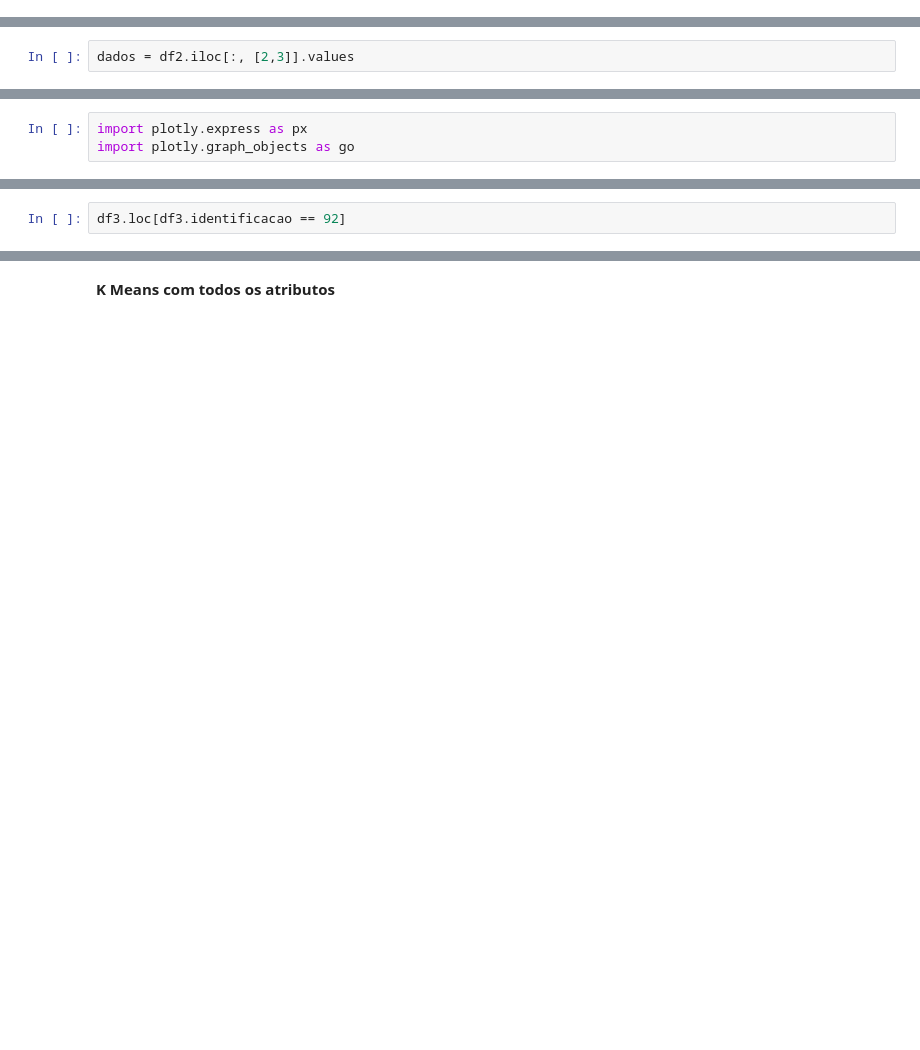
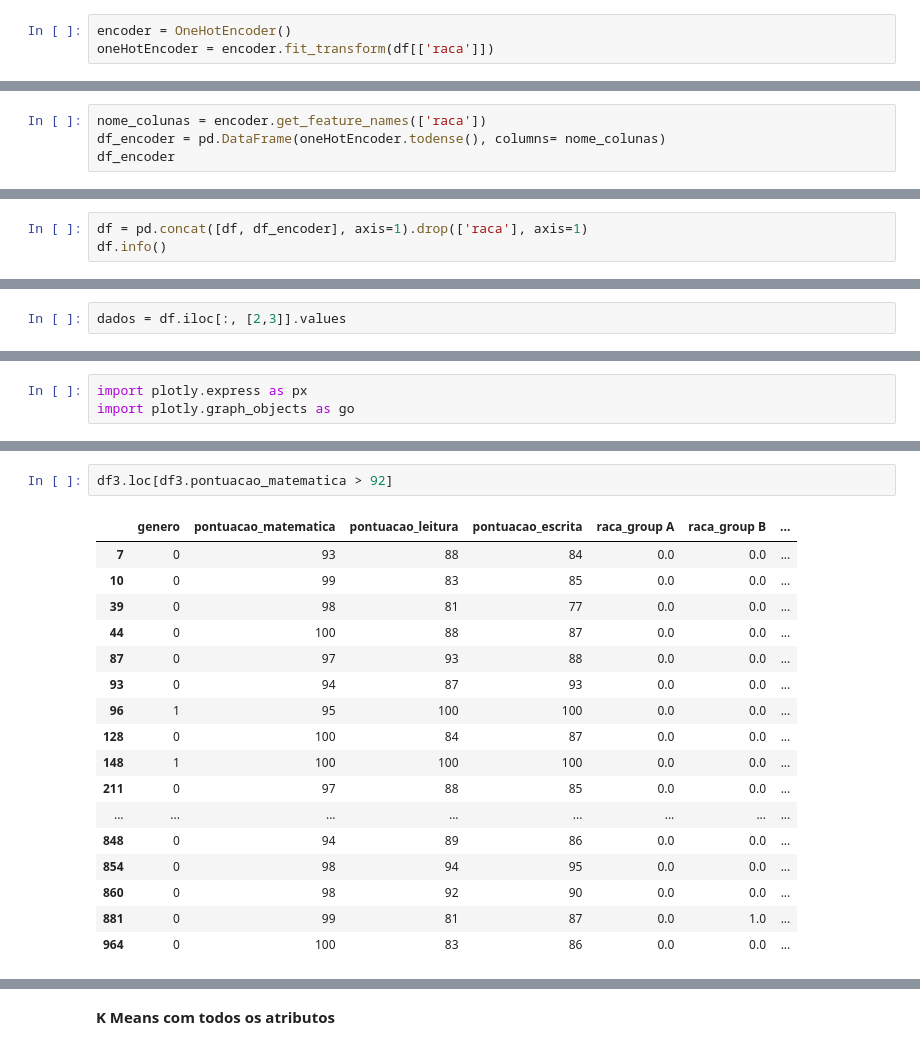
Before and after one commit to danlamberg/DS_AprendizadoMaquina, a Jupyter notebook: AtividadeAvaliativa.ipynb, the cells around one changed output, grey strips where cells are left out. Cells and saved outputs as stored; diff of their text form; blank space fills up the shorter version.

```diff
--- a/AtividadeAvaliativa.ipynb
+++ b/AtividadeAvaliativa.ipynb
@@ -253,0 +261,3 @@ df2.head(10)
+# %%
+encoder = OneHotEncoder()
+oneHotEncoder = encoder.fit_transform(df[['raca']])
@@ -253,0 +278,4 @@ df2.head(10)
+# %%
+nome_colunas = encoder.get_feature_names(['raca'])
+df_encoder = pd.DataFrame(oneHotEncoder.todense(), columns= nome_colunas)
+df_encoder
@@ -253,0 +296,3 @@ df2.head(10)
+# %%
+df = pd.concat([df, df_encoder], axis=1).drop(['raca'], axis=1)
+df.info()
@@ -283,5 +357,5 @@ df2
 # %%
-dados = df2.iloc[:, [2,3]].values
+dados = df.iloc[:, [2,3]].values
 # %%
 dados
 # %% [output]
@@ -353,5 +491,23 @@ df3.iloc[150 , :]
 # %%
-df3.loc[df3.identificacao == 92]
+df3.loc[df3.pontuacao_matematica > 92]
+# %% [output]
+|  | genero | pontuacao_matematica | pontuacao_leitura | pontuacao_escrita | raca_group A | raca_group B | ... |
+| 7 | 0 | 93 | 88 | 84 | 0.0 | 0.0 | ... |
+| 10 | 0 | 99 | 83 | 85 | 0.0 | 0.0 | ... |
+| 39 | 0 | 98 | 81 | 77 | 0.0 | 0.0 | ... |
+| 44 | 0 | 100 | 88 | 87 | 0.0 | 0.0 | ... |
+| 87 | 0 | 97 | 93 | 88 | 0.0 | 0.0 | ... |
+| 93 | 0 | 94 | 87 | 93 | 0.0 | 0.0 | ... |
+| 96 | 1 | 95 | 100 | 100 | 0.0 | 0.0 | ... |
+| 128 | 0 | 100 | 84 | 87 | 0.0 | 0.0 | ... |
+| 148 | 1 | 100 | 100 | 100 | 0.0 | 0.0 | ... |
+| 211 | 0 | 97 | 88 | 85 | 0.0 | 0.0 | ... |
+| ... | ... | ... | ... | ... | ... | ... | ... |
+| 848 | 0 | 94 | 89 | 86 | 0.0 | 0.0 | ... |
+| 854 | 0 | 98 | 94 | 95 | 0.0 | 0.0 | ... |
+| 860 | 0 | 98 | 92 | 90 | 0.0 | 0.0 | ... |
+| 881 | 0 | 99 | 81 | 87 | 0.0 | 1.0 | ... |
+| 964 | 0 | 100 | 83 | 86 | 0.0 | 0.0 | ... |
 # %%
 grupo0 = df3.loc[df3.Grupo == 0]
 grupo0
```
Also changed, not shown: parts of 50 cells of this notebook.
